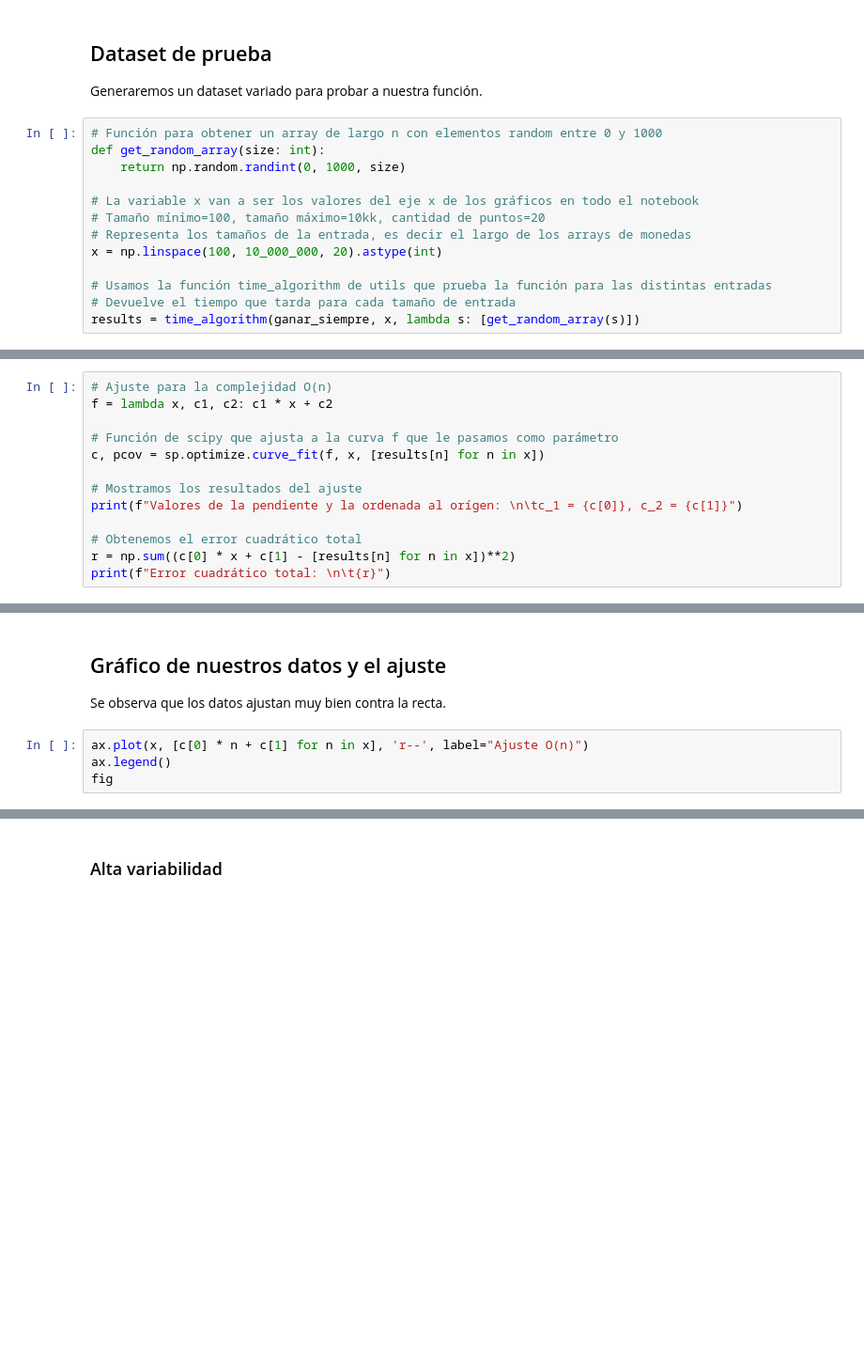
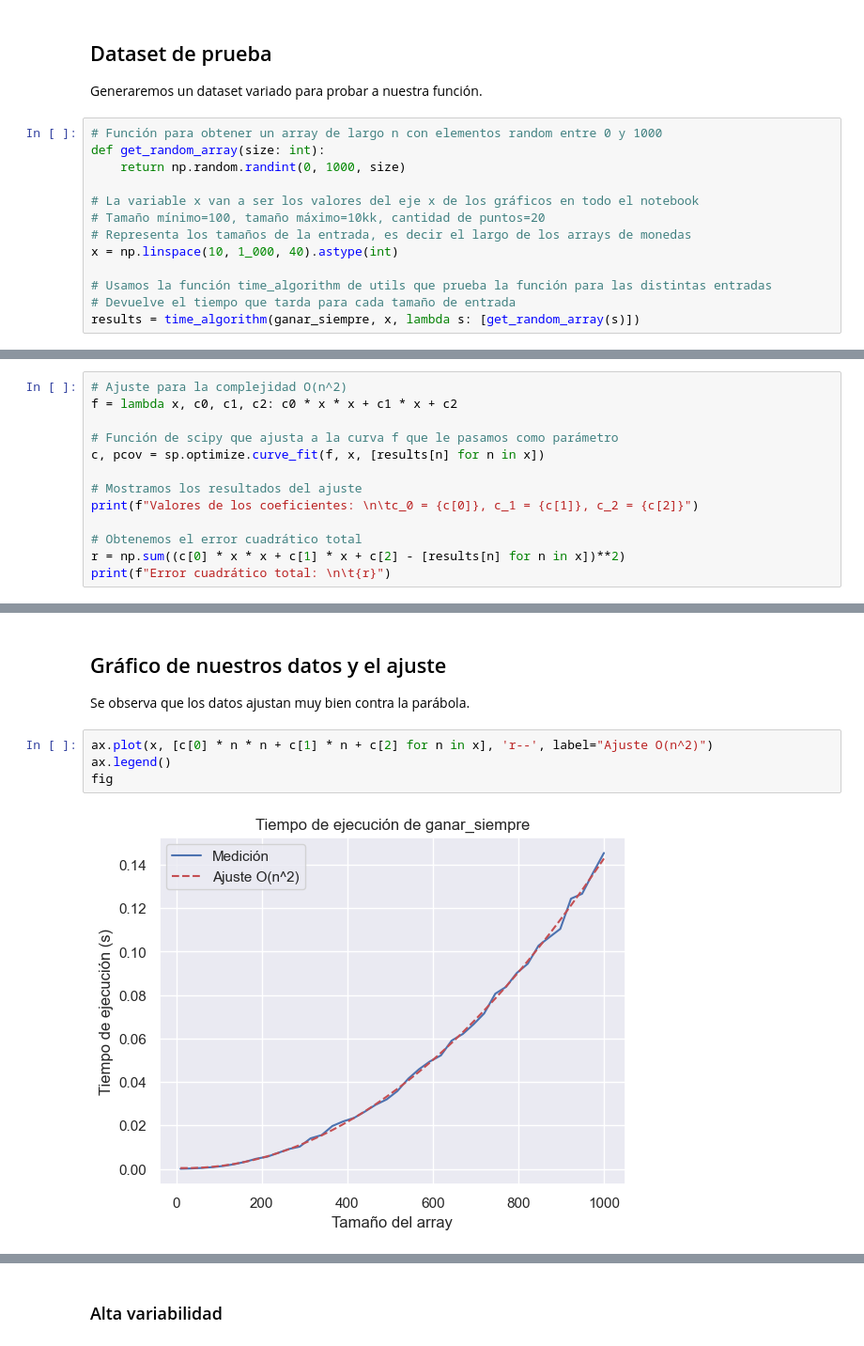
Before and after one commit to alejofabregas/TP2-TDA, a Jupyter notebook: analisis_complejidad.ipynb, the cells around one changed output, grey strips where cells are left out. Shown at 94% size. Saved outputs shown, nothing was run; the diff lists cells and outputs as text; blank space fills up the shorter version.

Commit message:
Análisis complejidad

```diff
--- a/analisis_complejidad.ipynb
+++ b/analisis_complejidad.ipynb
@@ -43,7 +43,7 @@ def get_random_array(size: int):
 # La variable x van a ser los valores del eje x de los gráficos en todo el notebook
 # Tamaño mínimo=100, tamaño máximo=10kk, cantidad de puntos=20
 # Representa los tamaños de la entrada, es decir el largo de los arrays de monedas
-x = np.linspace(100, 10_000_000, 20).astype(int)
+x = np.linspace(10, 1_000, 40).astype(int)
 
 # Usamos la función time_algorithm de utils que prueba la función para las distintas entradas
 # Devuelve el tiempo que tarda para cada tamaño de entrada
@@ -72,13 +74,13 @@ Podemos ver que el error es bajo, por lo que ajusta muy bien a la recta.
 # %%
-# Ajuste para la complejidad O(n)
-f = lambda x, c1, c2: c1 * x + c2
+# Ajuste para la complejidad O(n^2)
+f = lambda x, c0, c1, c2: c0 * x * x + c1 * x + c2
 
 # Función de scipy que ajusta a la curva f que le pasamos como parámetro
 c, pcov = sp.optimize.curve_fit(f, x, [results[n] for n in x])
 
 # Mostramos los resultados del ajuste
-print(f"Valores de la pendiente y la ordenada al orígen: \n\tc_1 = {c[0]}, c_2 = {c[1]}")
+print(f"Valores de los coeficientes: \n\tc_0 = {c[0]}, c_1 = {c[1]}, c_2 = {c[2]}")
 
 # Obtenemos el error cuadrático total
-r = np.sum((c[0] * x + c[1] - [results[n] for n in x])**2)
+r = np.sum((c[0] * x * x + c[1] * x + c[2] - [results[n] for n in x])**2)
 print(f"Error cuadrático total: \n\t{r}")
@@ -85,11 +92,13 @@ print(f"Error cuadrático total: \n\t{r}")
 # %% [markdown]
 ## Gráfico de nuestros datos y el ajuste
 
-Se observa que los datos ajustan muy bien contra la recta.
+Se observa que los datos ajustan muy bien contra la parábola.
 # %%
-ax.plot(x, [c[0] * n + c[1] for n in x], 'r--', label="Ajuste O(n)")
+ax.plot(x, [c[0] * n * n + c[1] * n + c[2] for n in x], 'r--', label="Ajuste O(n^2)")
 ax.legend()
 fig
+# %% [output]
+[figure, added]
 # %% [markdown]
 ## Error de ajuste en función del tamaño de la entrada
 
```
Also changed, not shown: parts of 25 cells of this notebook, 1 other file.
